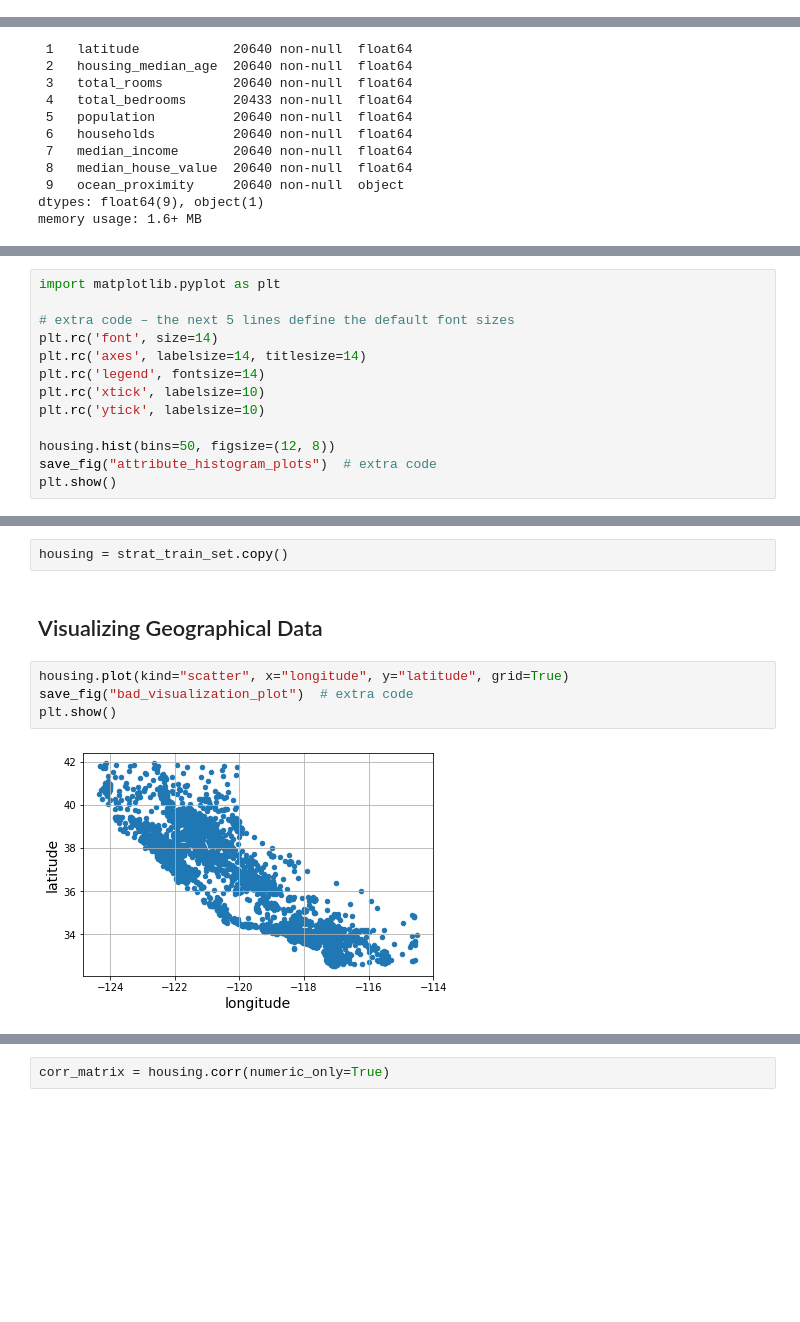
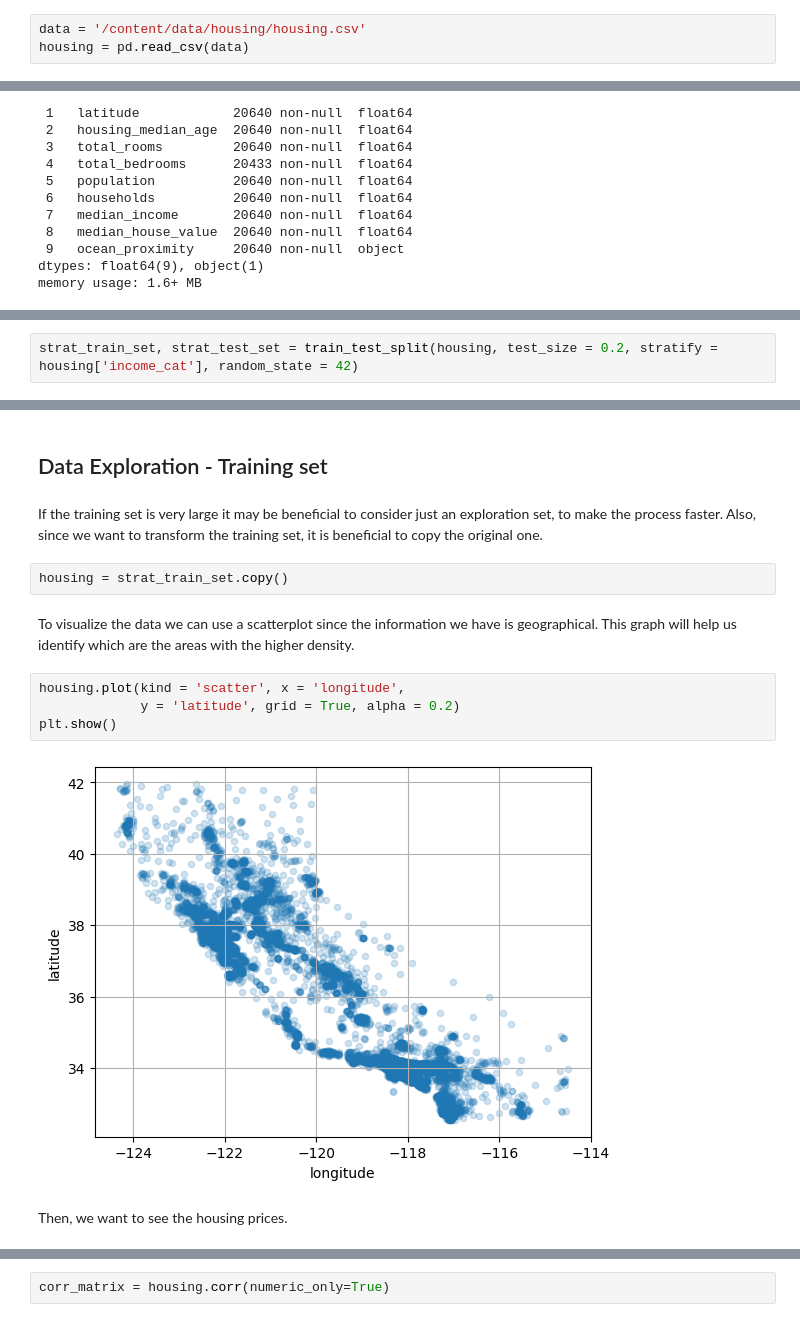
Before and after one commit to FelixPotato2/FelixPotato2, a Jupyter notebook: Predict_district_prices.ipynb, the cells around one changed output, grey strips where cells are left out. Drawn from its saved outputs; the diff is of its cells as text; blank space fills up the shorter version.

```diff
--- a/Predict_district_prices.ipynb
+++ b/Predict_district_prices.ipynb
@@ -57,0 +19,3 @@ housing = load_housing_data()
+# %%
+data = '/content/data/housing/housing.csv'
+housing = pd.read_csv(data)
@@ -121,13 +85,0 @@ def save_fig(fig_id, tight_layout=True, fig_extension="png", resolution=300):
-# %%
-import matplotlib.pyplot as plt
-
-# extra code – the next 5 lines define the default font sizes
-plt.rc('font', size=14)
-plt.rc('axes', labelsize=14, titlesize=14)
-plt.rc('legend', fontsize=14)
-plt.rc('xtick', labelsize=10)
-plt.rc('ytick', labelsize=10)
-
-housing.hist(bins=50, figsize=(12, 8))
-save_fig("attribute_histogram_plots")  # extra code
-plt.show()
@@ -281,0 +208,2 @@ for set_ in (strat_train_set, strat_test_set):
+# %%
+strat_train_set, strat_test_set = train_test_split(housing, test_size = 0.2, stratify = housing['income_cat'], random_state = 42)
@@ -282,11 +256,17 @@ for set_ in (strat_train_set, strat_test_set):
+# %% [markdown]
+## Data Exploration - Training set
+# %% [markdown]
+If the training set is very large it may be beneficial to consider just an exploration set, to make the process faster. Also, since we want to transform the training set, it is beneficial to copy the original one.
 # %%
 housing = strat_train_set.copy()
-# %% [markdown]
-## Visualizing Geographical Data
+# %% [markdown]
+To visualize the data we can use a scatterplot since the information we have is geographical. This graph will help us identify which are the areas with the higher density.
 # %%
-housing.plot(kind="scatter", x="longitude", y="latitude", grid=True)
-save_fig("bad_visualization_plot")  # extra code
+housing.plot(kind = 'scatter', x = 'longitude',
+             y = 'latitude', grid = True, alpha = 0.2)
 plt.show()
 # %% [output]
-[figure, old version]
+[figure, new version]
+# %% [markdown]
+Then, we want to see the housing prices.
 # %%
```
Also changed, not shown: parts of 451 cells of this notebook.
